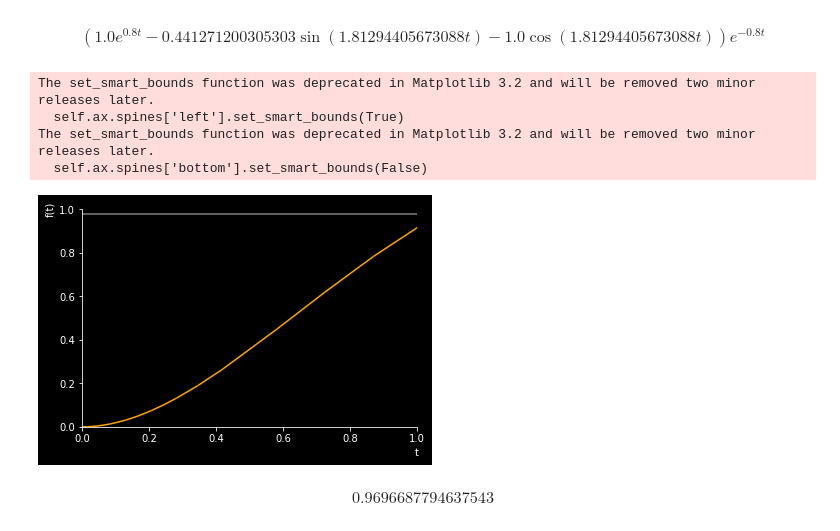
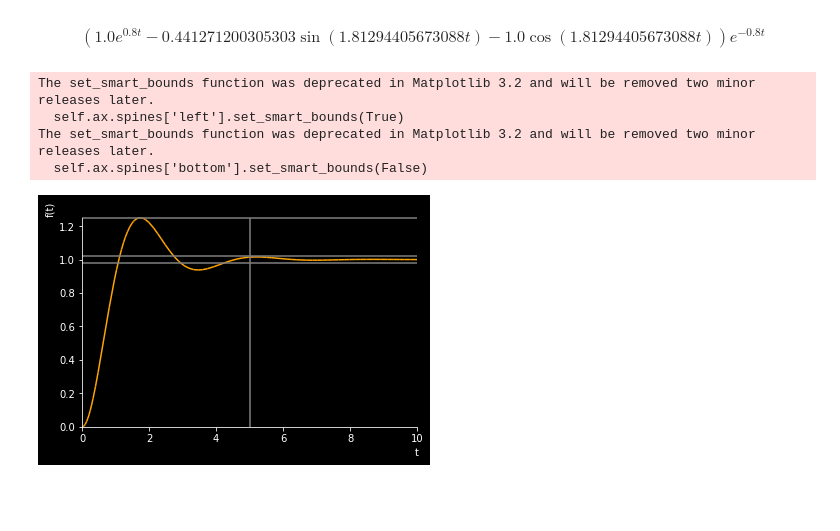
Before and after one commit to christakahashi/ECE447, a Jupyter notebook: lectures/performance.ipynb, the cells around one changed output. Saved outputs shown, nothing was run; the diff lists cells and outputs as text; code cells hidden in the pictures; blank space fills up the shorter version.

```diff
--- a/lectures/performance.ipynb
+++ b/lectures/performance.ipynb
@@ -325,17 +327,17 @@ y
 # %% [output]
 $$\left(1.0 e^{0.8 t} - 0.441271200305303 \sin{\left (1.81294405673088 t \right )} - 1.0 \cos{\left (1.81294405673088 t \right )}\right) e^{- 0.8 t}$$
 # %%
-plots = plotting.plot(y,1.25,0.98, 1.02, (t,0,10),show=False);
+plots = plotting.plot(y,1.25,0.98, 1.02, (t,0,10),xlim=(0,10),ylim=(0,1.3),show=False);
 plots.extend(plotting.plot_parametric(5,t,(t,0,1.25),show=False))
 plots[0].line_color = 'orange'
 plots[1].line_color = 'gray'
 plots[2].line_color = 'gray'
 plots[3].line_color = 'gray'
 plots[4].line_color = 'gray'
 plots.show()
 # %% [output]
 The set_smart_bounds function was deprecated in Matplotlib 3.2 and will be removed two minor releases later.
   self.ax.spines['left'].set_smart_bounds(True)
 The set_smart_bounds function was deprecated in Matplotlib 3.2 and will be removed two minor releases later.
   self.ax.spines['bottom'].set_smart_bounds(False)
-[figure, old version]
+[figure, new version]
@@ -344,4 +343,0 @@ aaa =  lambdify(t,y)
-# %%
-aaa(3)
-# %% [output]
-$$0.9696687794637543$$
```
Also changed, not shown: parts of 2 cells of this notebook.
